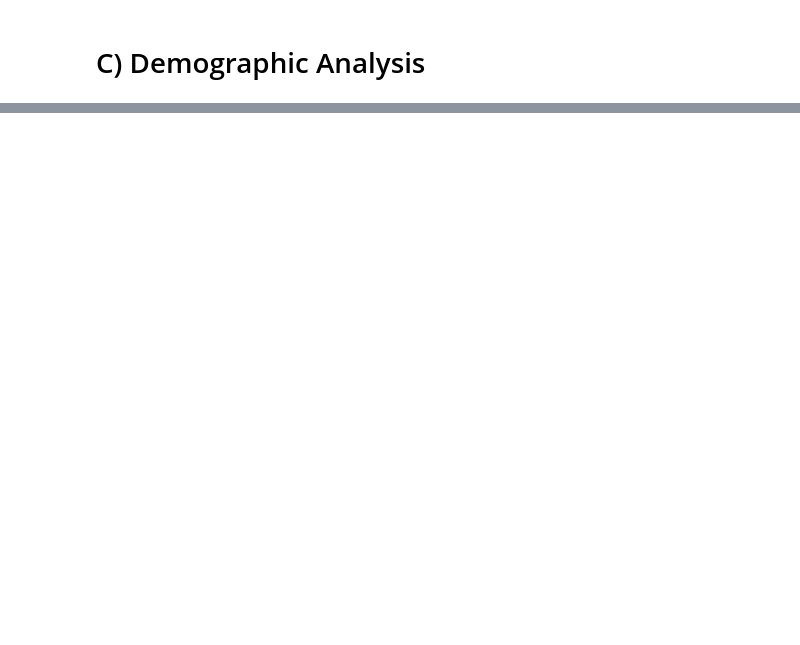
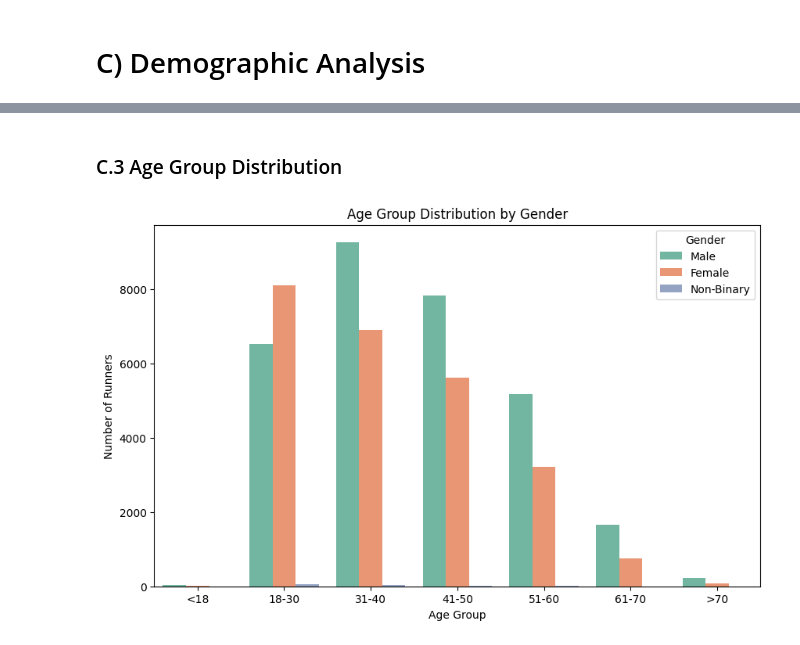
Before and after one commit to ishanmishra128/NYC2024MarathonAnalysis, a Jupyter notebook: MarathonAnalysis.ipynb, the cells around one changed output, grey strips where cells are left out. Cells and saved outputs as stored; diff of their text form; code cells hidden in the pictures; blank space fills up the shorter version.

```diff
--- a/MarathonAnalysis.ipynb
+++ b/MarathonAnalysis.ipynb
@@ -139,0 +168,12 @@ marathon['ageGroup'] = pd.cut(marathon['age'], bins=bins, labels=labels)
+# %% [markdown]
+### C.3 Age Group Distribution
+# %%
+plt.figure(figsize=(10, 6))
+sns.countplot(data=marathon, x='ageGroup', hue='gender', palette='Set2')
+plt.title('Age Group Distribution by Gender')
+plt.xlabel('Age Group')
+plt.ylabel('Number of Runners')
+plt.legend(title='Gender')
+plt.show()
+# %% [output]
+[figure, added]
```
Also changed, not shown: parts of 12 cells of this notebook.
